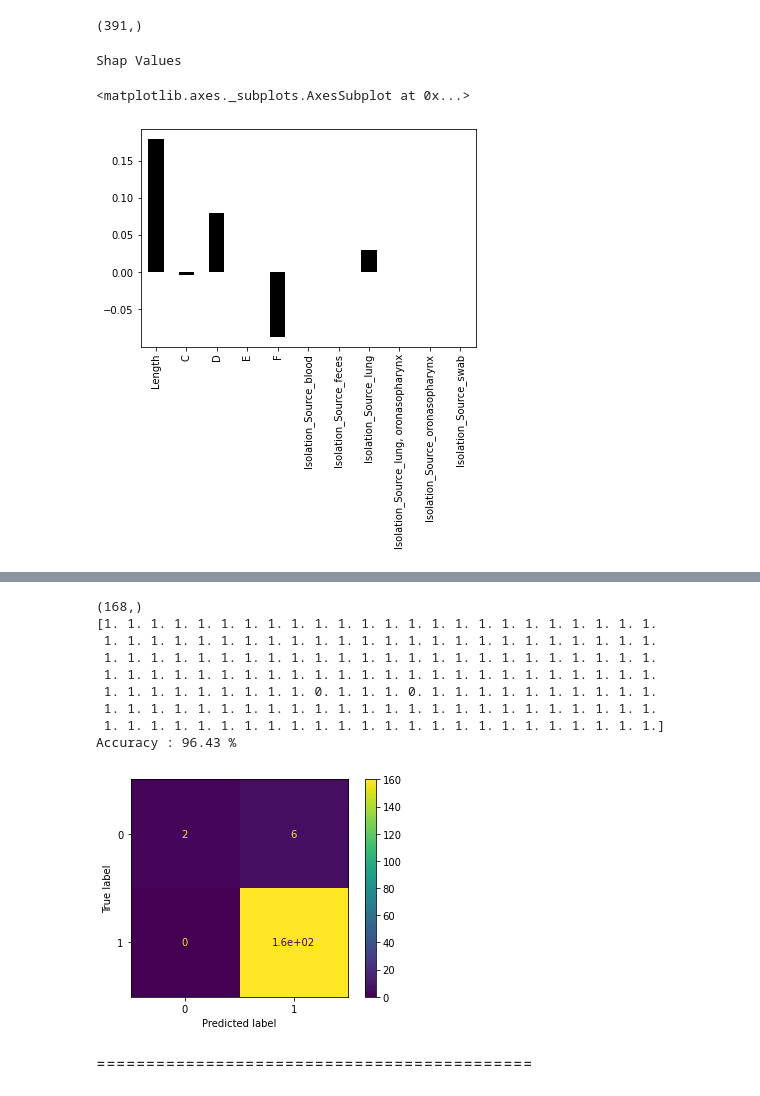
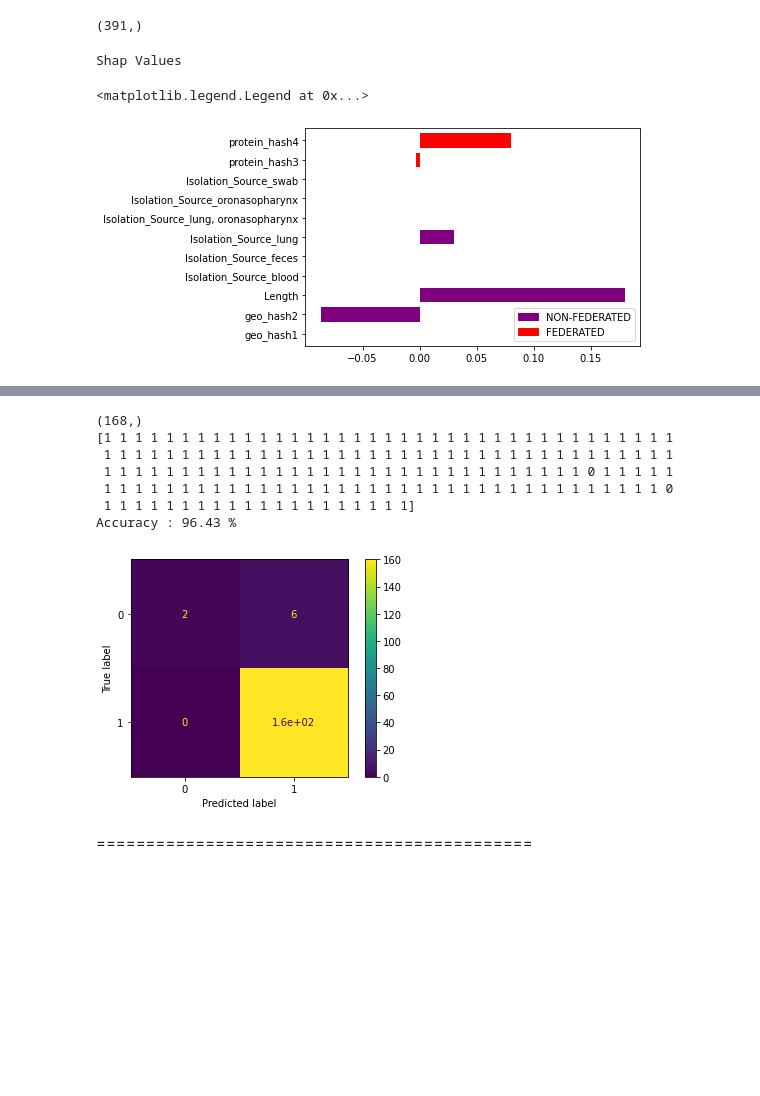
Before and after one commit to hurutta/XFedAi, a Jupyter notebook: XFedAi_v1.ipynb, the cells around one changed output, grey strips where cells are left out. Drawn from its saved outputs; the diff is of its cells as text; code cells hidden in the pictures; blank space fills up the shorter version.

```diff
--- a/XFedAi_v1.ipynb
+++ b/XFedAi_v1.ipynb
@@ -433,7 +437,7 @@ print(cov2_data.shape)
 [5 rows x 14 columns]
 (559, 13)
 # %%
-cov2_data=cov2_data.rename(columns={0: 'E',1:'F'})              # E F - protein name
+cov2_data=cov2_data.rename(columns={0: 'geo_hash1',1:'geo_hash2'})              # E F - geo name
 cov2_data
 # %% [output]
 |  | Collection_Year | Collection_Month | Collection_Day | Length | Isolation_Source | Collection_Date | ... |
@@ -587,7 +592,7 @@ Index(['Collection_Year', 'Collection_Month', 'Collection_Day', 'Length',
        'Isolation_Source_oronasopharynx', 'Isolation_Source_swab'],
       dtype='object')
 # %%
-cov2_data=cov2_data.drop(['A','B'],axis=1)
+cov2_data=cov2_data.drop(['protein_hash1','protein_hash2'],axis=1)
 cov2_data.columns
 # %% [output]
 Index(['Collection_Year', 'Collection_Month', 'Collection_Day', 'Length',
@@ -602,11 +647,9 @@ from sklearn.model_selection import train_test_split
 
 lebel=['GenBank_Title']
 features=[]
-X=cov2_data[['Length',
-        'C', 'D', 'E', 'F', 'Isolation_Source_blood',
-       'Isolation_Source_feces', 'Isolation_Source_lung',
-       'Isolation_Source_lung, oronasopharynx',
-       'Isolation_Source_oronasopharynx', 'Isolation_Source_swab']]
+X=cov2_data[['geo_hash1', 'geo_hash2', 'Length', 'Isolation_Source_blood',
+    'Isolation_Source_feces', 'Isolation_Source_lung', 'Isolation_Source_lung, oronasopharynx',
+    'Isolation_Source_oronasopharynx', 'Isolation_Source_swab', 'protein_hash3', 'protein_hash4']]
 
 y=cov2_data[lebel]
 
@@ -626,7 +670,7 @@ y_train=y_train.values.ravel()
 y_test=y_test.values.ravel()
 # %%
 from sklearn.neighbors import KNeighborsClassifier
-knn=KNeighborsClassifier()  #hyper para needed -         , k fold
+knn=KNeighborsClassifier(n_neighbors=3)  #hyper para needed -         , k fold
 knn.fit(X_train,y_train)
 acr=knn.score(X_test, y_test)*100
 print("Accuracy : {:.2f}".format(acr),"%")
@@ -673,17 +719,25 @@ print(f_knn(X_train).shape)
 # %%
 # shap
 phi = fs.kernel_shap(f_knn, x, med, M)
 base_value = phi[-1]
 shap_values = phi[:-1]
 shap_values_df = pd.DataFrame(data = np.array([shap_values]), columns = list(X_train))
 print("Shap Values")
 #shap_values_df
 row = shap_values_df.iloc[0]
-row.plot(kind='bar', color='k')
+
+ax=row.plot(kind='barh', color=['purple','purple','purple','purple','purple','purple',
+                             'purple','purple','purple','red','red'], width=0.75, legend=True)
+
+
+import matplotlib.patches as mpatches
+fd = mpatches.Patch(color='purple', label='NON-FEDERATED')
+nfd = mpatches.Patch(color='red', label='FEDERATED')
+ax.legend(handles=[fd,nfd], loc=4)
 # %% [output]
 Shap Values
-<matplotlib.axes._subplots.AxesSubplot at 0x...>
+<matplotlib.legend.Legend at 0x...>
-[figure, old version]
+[figure, new version]
 # %%
 ##########################################
 shap.initjs()
@@ -699,13 +753,7 @@ shap.force_plot(explainer.expected_value, shap_values_single, shap_values_df.ilo
 # %%
 print(y_test.shape)
 model = lambda x: knn_norm.predict_proba(x)[:,1]
-y_pred=model(X_test)
-
-for i in range(0,len(y_pred),1):
-    if y_pred[i] >= .5:
-        y_pred[i]=1
-    else:
-        y_pred[i]=0
+y_pred=knn.predict(X_test)
 
 print(y_pred)
 
@@ -720,13 +768,11 @@ disp.plot()
 plt.show()
 # %% [output]
 (168,)
-[1. 1. 1. 1. 1. 1. 1. 1. 1. 1. 1. 1. 1. 1. 1. 1. 1. 1. 1. 1. 1. 1. 1. 1.
- 1. 1. 1. 1. 1. 1. 1. 1. 1. 1. 1. 1. 1. 1. 1. 1. 1. 1. 1. 1. 1. 1. 1. 1.
- 1. 1. 1. 1. 1. 1. 1. 1. 1. 1. 1. 1. 1. 1. 1. 1. 1. 1. 1. 1. 1. 1. 1. 1.
- 1. 1. 1. 1. 1. 1. 1. 1. 1. 1. 1. 1. 1. 1. 1. 1. 1. 1. 1. 1. 1. 1. 1. 1.
- 1. 1. 1. 1. 1. 1. 1. 1. 1. 0. 1. 1. 1. 0. 1. 1. 1. 1. 1. 1. 1. 1. 1. 1.
- 1. 1. 1. 1. 1. 1. 1. 1. 1. 1. 1. 1. 1. 1. 1. 1. 1. 1. 1. 1. 1. 1. 1. 1.
- 1. 1. 1. 1. 1. 1. 1. 1. 1. 1. 1. 1. 1. 1. 1. 1. 1. 1. 1. 1. 1. 1. 1. 1.]
+[1 1 1 1 1 1 1 1 1 1 1 1 1 1 1 1 1 1 1 1 1 1 1 1 1 1 1 1 1 1 1 1 1 1 1 1 1
+ 1 1 1 1 1 1 1 1 1 1 1 1 1 1 1 1 1 1 1 1 1 1 1 1 1 1 1 1 1 1 1 1 1 1 1 1 1
+ 1 1 1 1 1 1 1 1 1 1 1 1 1 1 1 1 1 1 1 1 1 1 1 1 1 1 1 1 1 1 1 0 1 1 1 1 1
+ 1 1 1 1 1 1 1 1 1 1 1 1 1 1 1 1 1 1 1 1 1 1 1 1 1 1 1 1 1 1 1 1 1 1 1 1 0
+ 1 1 1 1 1 1 1 1 1 1 1 1 1 1 1 1 1 1 1 1]
 Accuracy : 96.43 %
 [figure]
 # %%
```
Also changed, not shown: parts of 20 cells of this notebook.
